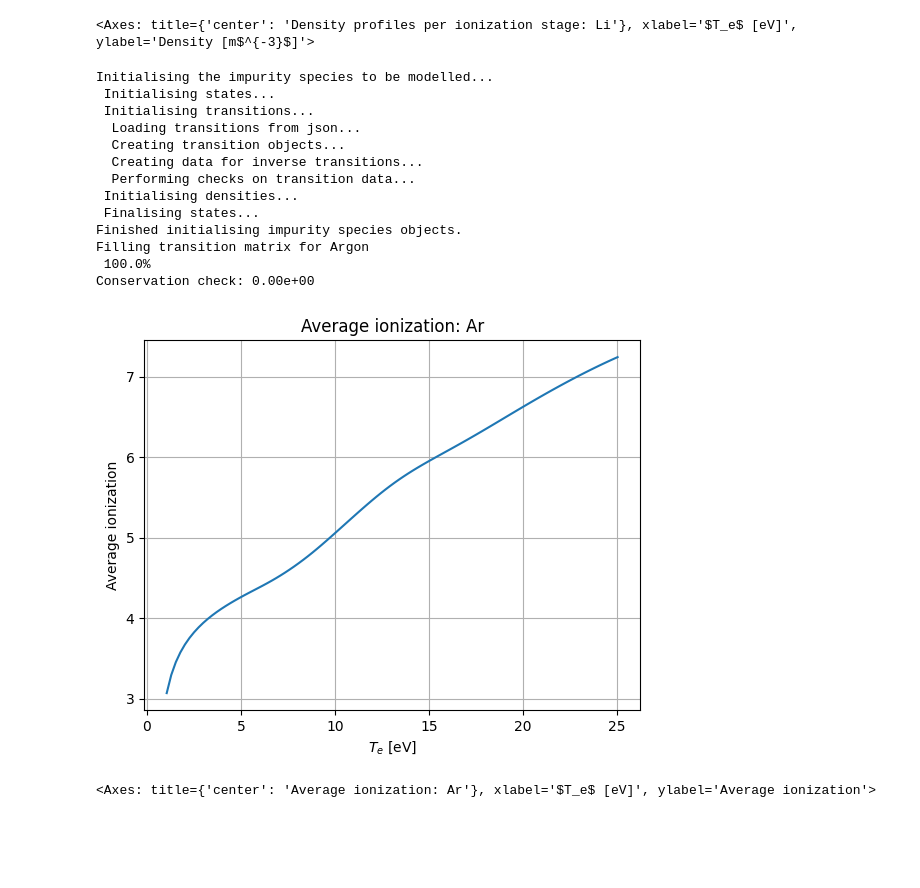
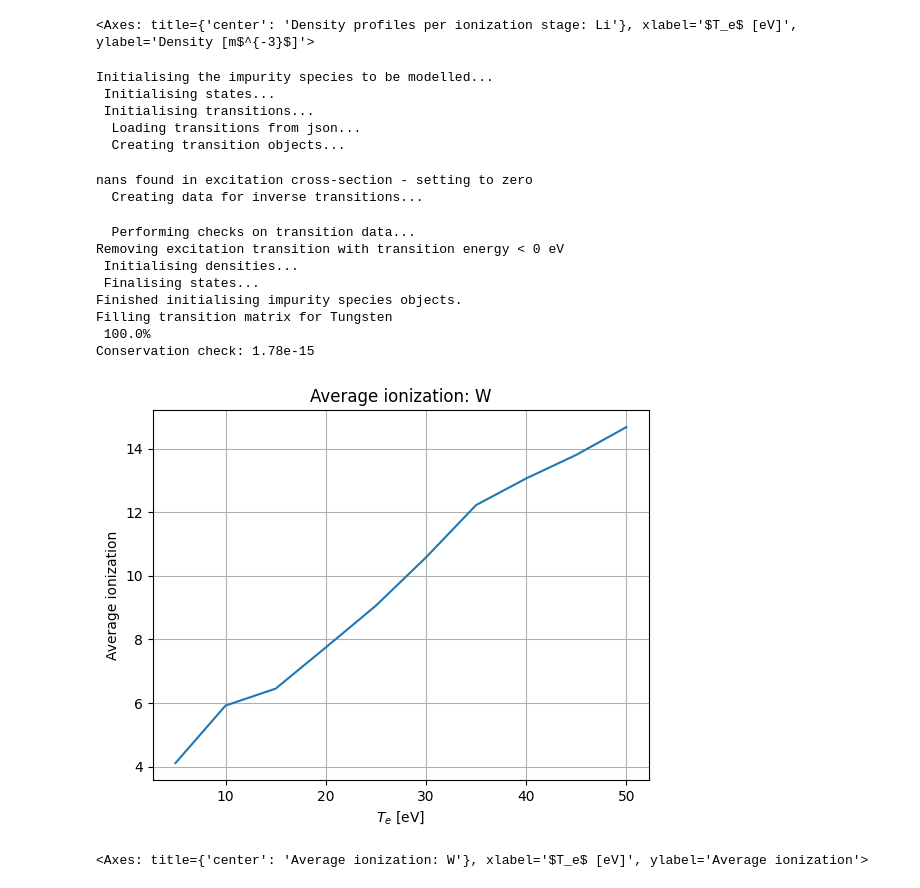
Before and after one commit to Plasdom/SIKE, a Jupyter notebook: notebooks/demo.ipynb, the cells around one changed output. Saved outputs shown, nothing was run; the diff lists cells and outputs as text; code cells hidden in the pictures; blank space fills up the shorter version.

```diff
--- a/notebooks/demo.ipynb
+++ b/notebooks/demo.ipynb
@@ -91,42 +136,44 @@ Done.
 [figure]
 <Axes: title={'center': 'Density profiles per ionization stage: Li'}, xlabel='$T_e$ [eV]', ylabel='Density [m$^{-3}$]'>
 # %%
-# 4. Use a custom velocity grid
+# 5. Use a custom velocity grid
 E_min_ev = 1e-4
-E_max_ev = 1e4
+E_max_ev = 3e4
 v_min = np.sqrt(2.0 * E_min_ev * sike.EL_CHARGE / sike.EL_MASS)
 v_max = np.sqrt(2.0 * E_max_ev * sike.EL_CHARGE / sike.EL_MASS)
 nv = 200
 vgrid = np.geomspace(v_min, v_max, nv)
 
-nx = 100
-Te = np.linspace(1,25,nx)
+nx = 10
+Te = np.linspace(5,50,nx)
 ne = 1e20 * np.ones(nx)
 
-hot_frac = 0.001
+hot_frac = 0.000
 fe = sike.get_bimaxwellians(n1=hot_frac*ne,
                             n2=(1-hot_frac)*ne,
                             T1 = 50*np.ones(nx),
                             T2 = Te,
                             vgrid = vgrid)
 
-c = sike.SIKERun(fe=fe, vgrid=vgrid, element="Ar")
+c = sike.SIKERun(fe=fe, vgrid=vgrid, element="W")
 ds = c.solve()
 
 sike.plotting.plot_Zavg(ds)
 # %% [output]
 Initialising the impurity species to be modelled...
  Initialising states...
  Initialising transitions...
   Loading transitions from json...
   Creating transition objects...
-  Creating data for inverse transitions...
-  Performing checks on transition data...
- Initialising densities...
- Finalising states...
-Finished initialising impurity species objects.
-Filling transition matrix for Argon
- 100.0%
-Conservation check: 0.00e+00
+nans found in excitation cross-section - setting to zero
+  Creating data for inverse transitions...
+  Performing checks on transition data...
+Removing excitation transition with transition energy < 0 eV
+ Initialising densities...
+ Finalising states...
+Finished initialising impurity species objects.
+Filling transition matrix for Tungsten
+ 100.0%
+Conservation check: 1.78e-15
-[figure, old version]
+[figure, new version]
-<Axes: title={'center': 'Average ionization: Ar'}, xlabel='$T_e$ [eV]', ylabel='Average ionization'>
+<Axes: title={'center': 'Average ionization: W'}, xlabel='$T_e$ [eV]', ylabel='Average ionization'>
```
Also changed, not shown: parts of 2 cells of this notebook, 11 other files.
